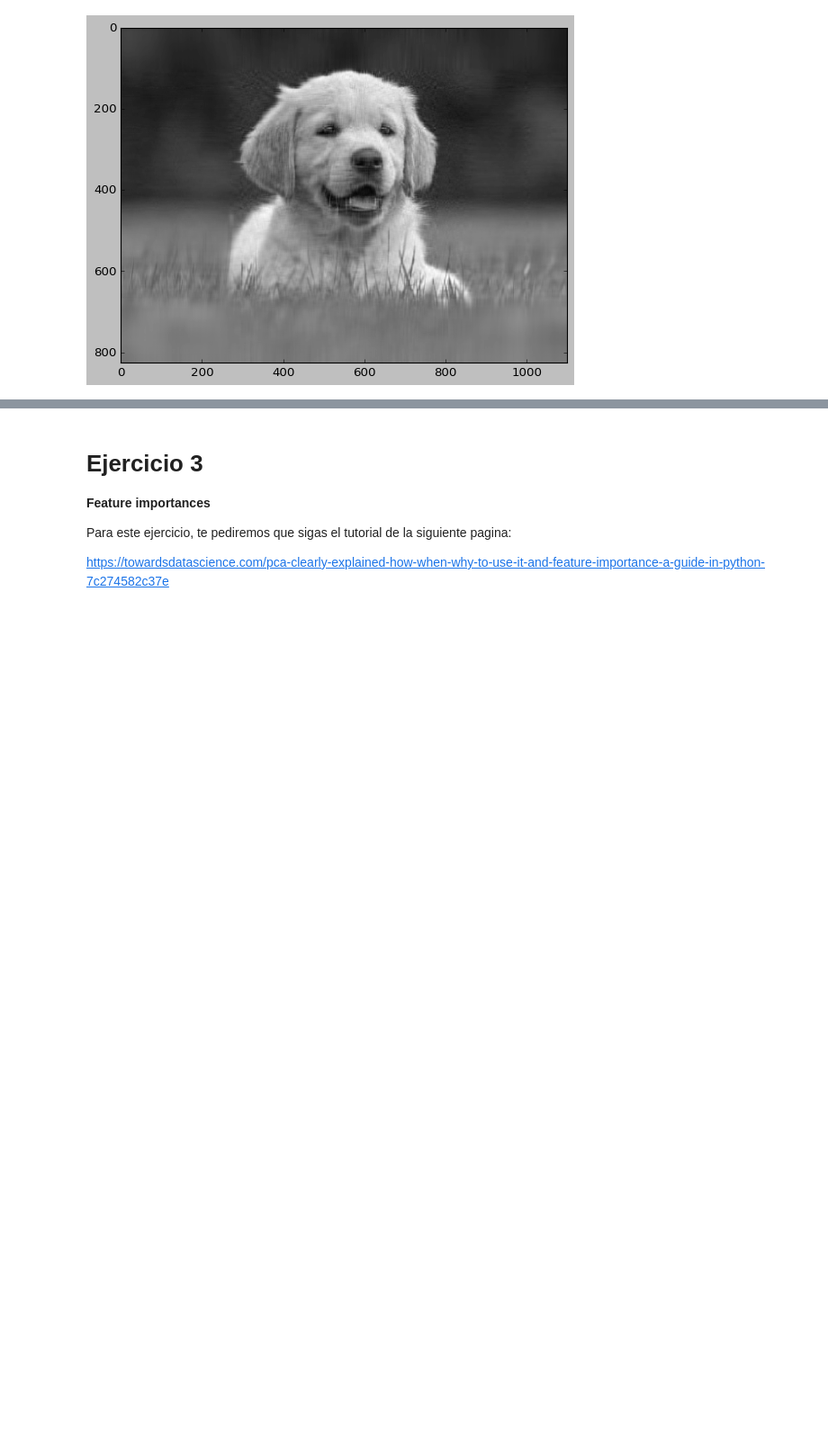
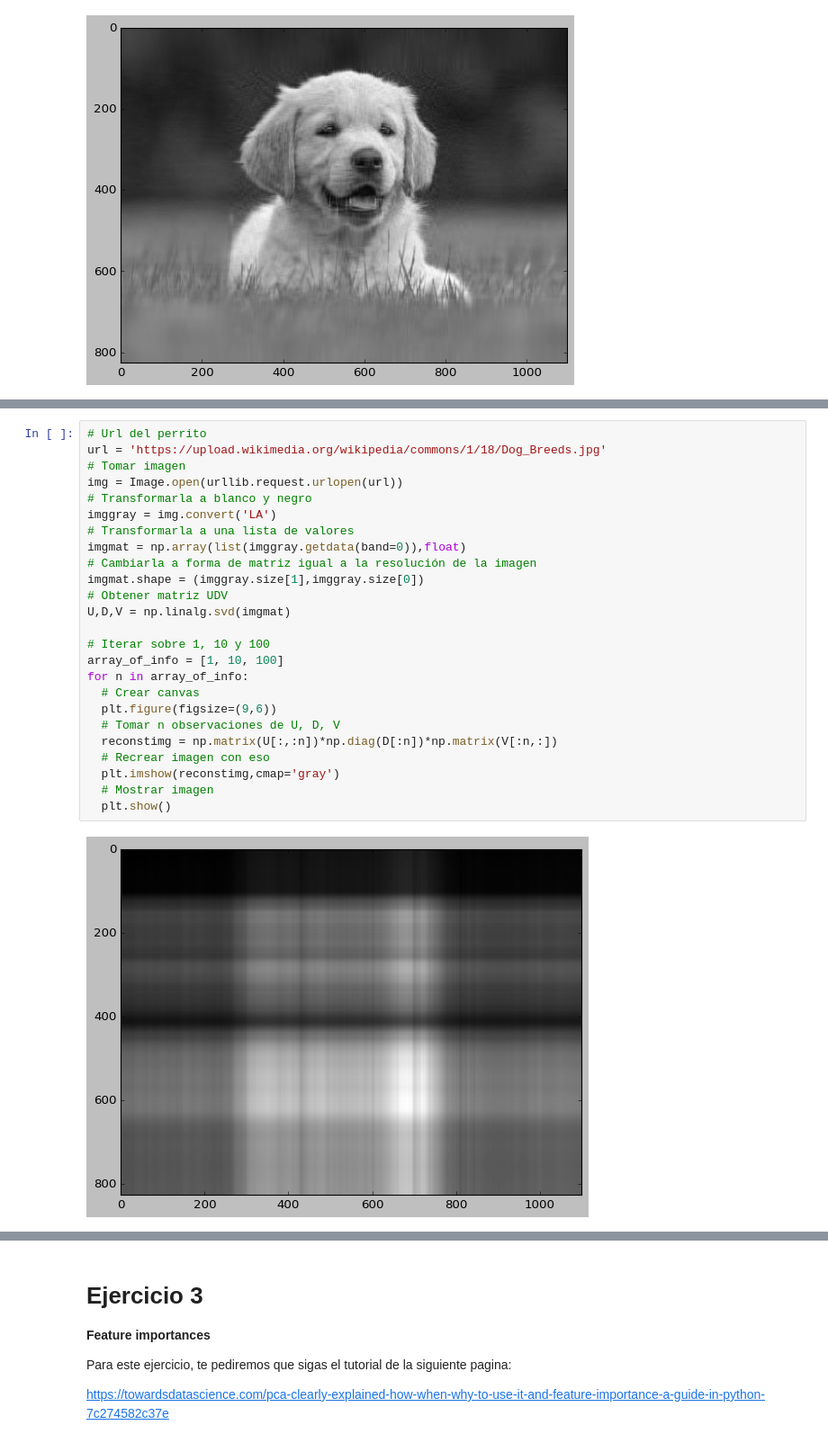
Before and after one commit to PosgradoMNA/actividades-de-aprendizaje-cyber-data-alchemist, a Jupyter notebook: Reduccion_dimensiones.ipynb, the cells around one changed output, grey strips where cells are left out. Shown at 90% size. Cells and saved outputs as stored; diff of their text form; blank space fills up the shorter version.

```diff
--- a/Reduccion_dimensiones.ipynb
+++ b/Reduccion_dimensiones.ipynb
@@ -437,0 +443,27 @@ V: (1024, 1024)
+# %%
+# Url del perrito
+url = 'https://upload.wikimedia.org/wikipedia/commons/1/18/Dog_Breeds.jpg'
+# Tomar imagen
+img = Image.open(urllib.request.urlopen(url))
+# Transformarla a blanco y negro
+imggray = img.convert('LA')
+# Transformarla a una lista de valores
+imgmat = np.array(list(imggray.getdata(band=0)),float)
+# Cambiarla a forma de matriz igual a la resolución de la imagen
+imgmat.shape = (imggray.size[1],imggray.size[0])
+# Obtener matriz UDV
+U,D,V = np.linalg.svd(imgmat)
+
+# Iterar sobre 1, 10 y 100
+array_of_info = [1, 10, 100]
+for n in array_of_info:
+  # Crear canvas
+  plt.figure(figsize=(9,6))
+  # Tomar n observaciones de U, D, V
+  reconstimg = np.matrix(U[:,:n])*np.diag(D[:n])*np.matrix(V[:n,:])
+  # Recrear imagen con eso
+  plt.imshow(reconstimg,cmap='gray')
+  # Mostrar imagen
+  plt.show()
+# %% [output]
+[figure, added]
```
Also changed, not shown: parts of 8 cells of this notebook.
